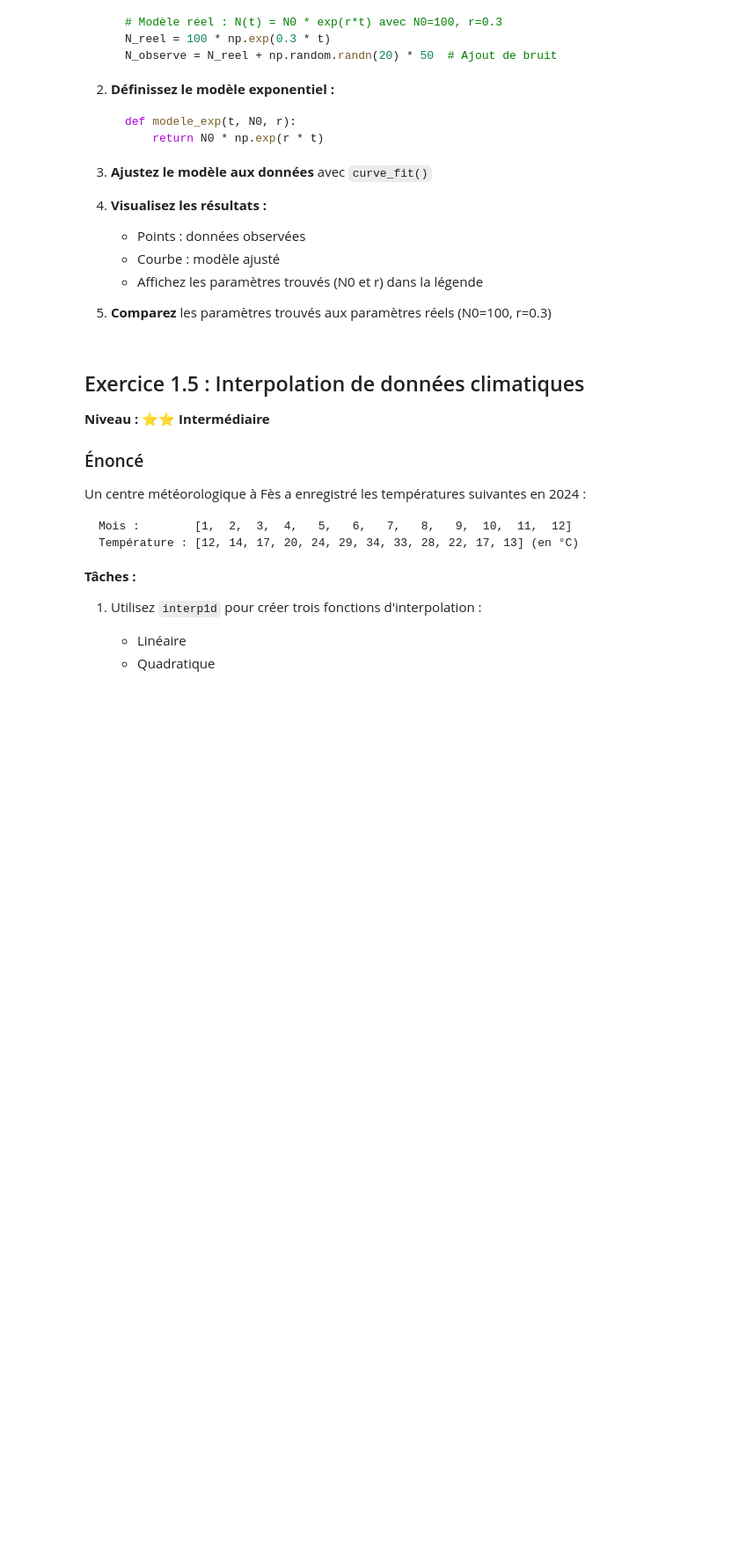
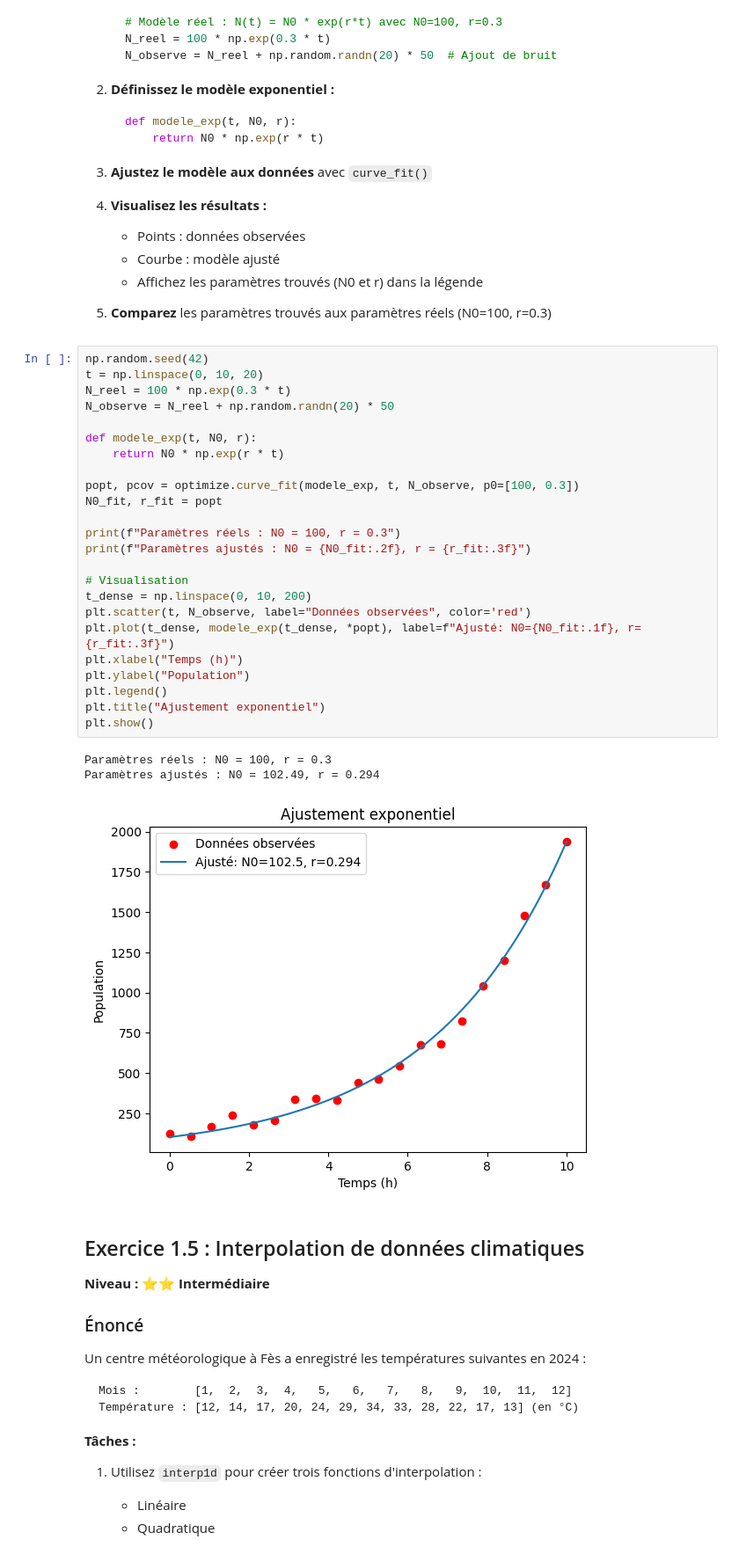
Before and after one commit to USMS-FPK-IA-GI-2025/controle-01-numpy-and-matplotlib-iris-Hajar120, a Jupyter notebook: exercices/exercices-pratiques-scipy.ipynb, the cells around one changed output. Shown at 88% size. Cells and saved outputs as stored; diff of their text form; blank space fills up the shorter version.

```diff
--- a/exercices/exercices-pratiques-scipy.ipynb
+++ b/exercices/exercices-pratiques-scipy.ipynb
@@ -151,6 +247,34 @@ Vous analysez la croissance d'une population bactérienne. Les données suivent
    - Affichez les paramètres trouvés (N0 et r) dans la légende
 
 5. **Comparez** les paramètres trouvés aux paramètres réels (N0=100, r=0.3)
+# %%
+np.random.seed(42)
+t = np.linspace(0, 10, 20)
+N_reel = 100 * np.exp(0.3 * t)
+N_observe = N_reel + np.random.randn(20) * 50
+
+def modele_exp(t, N0, r):
+    return N0 * np.exp(r * t)
+
+popt, pcov = optimize.curve_fit(modele_exp, t, N_observe, p0=[100, 0.3])
+N0_fit, r_fit = popt
+
+print(f"Paramètres réels : N0 = 100, r = 0.3")
+print(f"Paramètres ajustés : N0 = {N0_fit:.2f}, r = {r_fit:.3f}")
+
+# Visualisation
+t_dense = np.linspace(0, 10, 200)
+plt.scatter(t, N_observe, label="Données observées", color='red')
+plt.plot(t_dense, modele_exp(t_dense, *popt), label=f"Ajusté: N0={N0_fit:.1f}, r={r_fit:.3f}")
+plt.xlabel("Temps (h)")
+plt.ylabel("Population")
+plt.legend()
+plt.title("Ajustement exponentiel")
+plt.show()
+# %% [output]
+Paramètres réels : N0 = 100, r = 0.3
+Paramètres ajustés : N0 = 102.49, r = 0.294
+[figure, added]
 # %% [markdown]
 ## Exercice 1.5 : Interpolation de données climatiques
 **Niveau : ⭐⭐ Intermédiaire**
```
Also changed, not shown: parts of 11 cells of this notebook.
